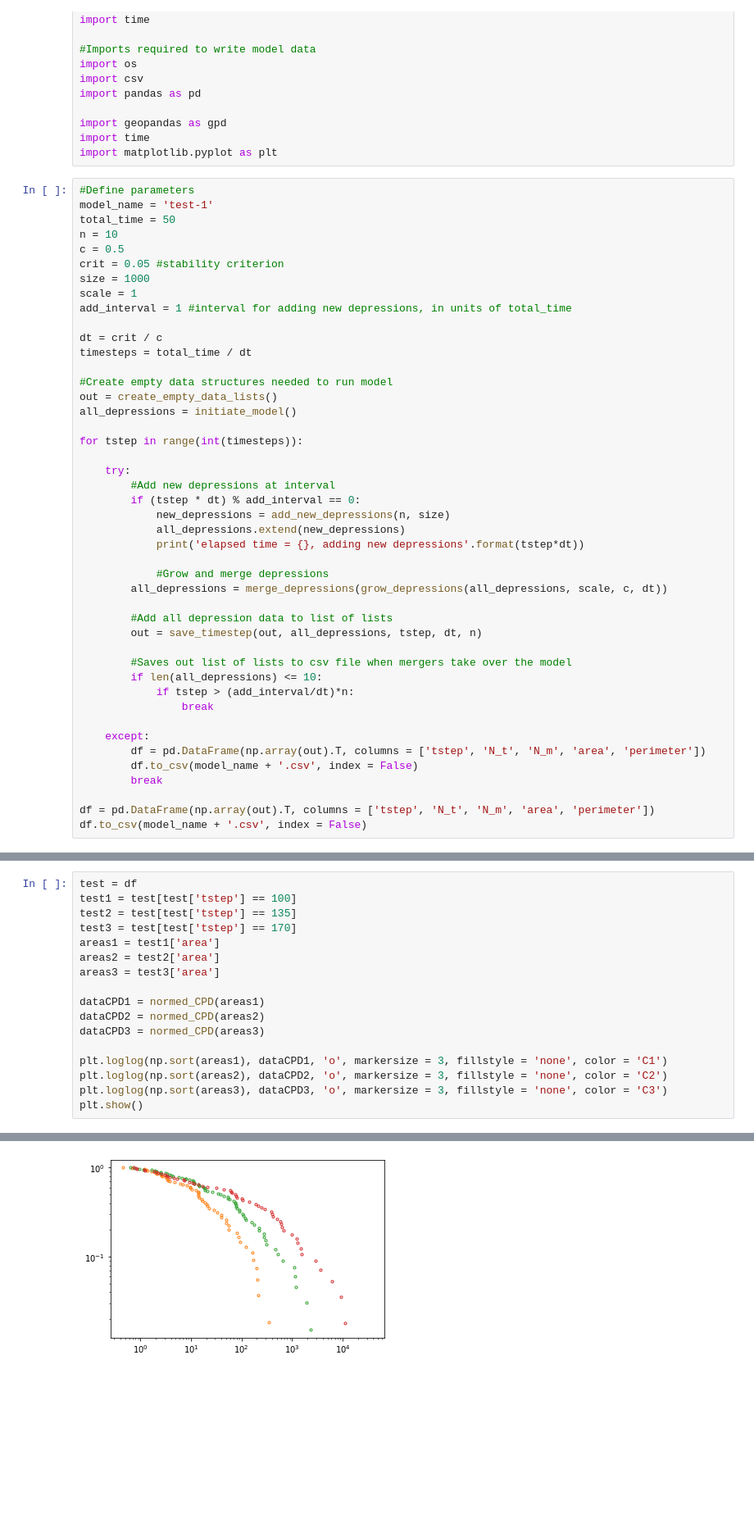
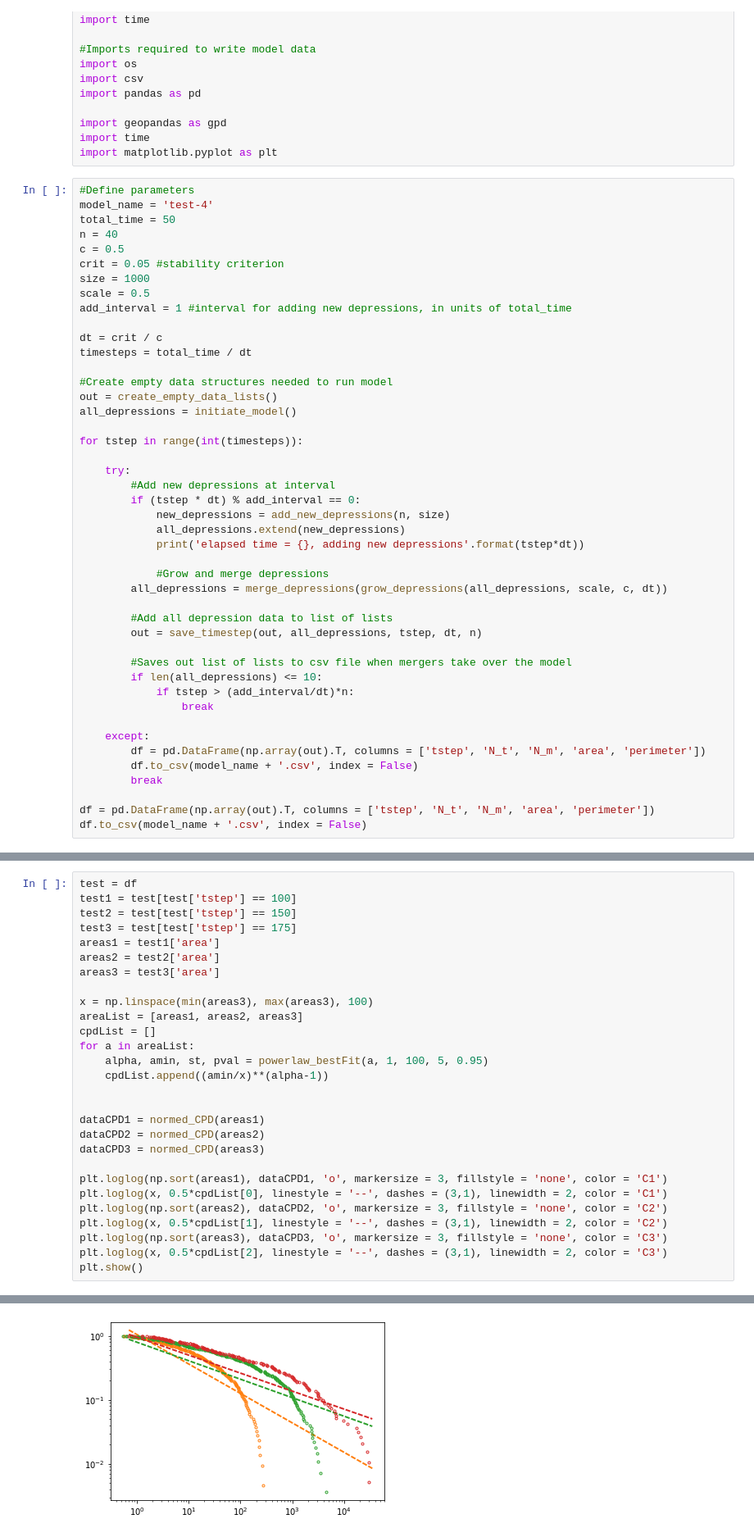
Before and after one commit to ryans1286/depression-merge-model, a Jupyter notebook: example-model.ipynb, the cells around one changed output, grey strips where cells are left out. Shown at 82% size. Saved outputs shown, nothing was run; the diff lists cells and outputs as text; blank space fills up the shorter version.

```diff
--- a/example-model.ipynb
+++ b/example-model.ipynb
@@ -24,13 +24,13 @@ import time
 import matplotlib.pyplot as plt
 # %%
 #Define parameters
-model_name = 'test-1'
+model_name = 'test-4'
 total_time = 50
-n = 10
+n = 40
 c = 0.5
 crit = 0.05 #stability criterion
 size = 1000
-scale = 1
+scale = 0.5
 add_interval = 1 #interval for adding new depressions, in units of total_time
 
 dt = crit / c
@@ -77,18 +88,29 @@ elapsed time = 5.0, adding new depressions
 # %%
 test = df
 test1 = test[test['tstep'] == 100]
-test2 = test[test['tstep'] == 135]
-test3 = test[test['tstep'] == 170]
+test2 = test[test['tstep'] == 150]
+test3 = test[test['tstep'] == 175]
 areas1 = test1['area']
 areas2 = test2['area']
 areas3 = test3['area']
+
+x = np.linspace(min(areas3), max(areas3), 100)
+areaList = [areas1, areas2, areas3]
+cpdList = []
+for a in areaList:
+    alpha, amin, st, pval = powerlaw_bestFit(a, 1, 100, 5, 0.95)
+    cpdList.append((amin/x)**(alpha-1))
+
 
 dataCPD1 = normed_CPD(areas1)
 dataCPD2 = normed_CPD(areas2)
 dataCPD3 = normed_CPD(areas3)
 
 plt.loglog(np.sort(areas1), dataCPD1, 'o', markersize = 3, fillstyle = 'none', color = 'C1')
+plt.loglog(x, 0.5*cpdList[0], linestyle = '--', dashes = (3,1), linewidth = 2, color = 'C1')
 plt.loglog(np.sort(areas2), dataCPD2, 'o', markersize = 3, fillstyle = 'none', color = 'C2')
+plt.loglog(x, 0.5*cpdList[1], linestyle = '--', dashes = (3,1), linewidth = 2, color = 'C2')
 plt.loglog(np.sort(areas3), dataCPD3, 'o', markersize = 3, fillstyle = 'none', color = 'C3')
+plt.loglog(x, 0.5*cpdList[2], linestyle = '--', dashes = (3,1), linewidth = 2, color = 'C3')
 plt.show()
 # %% [output]
@@ -95,4 +123,4 @@ plt.show()
-[figure, old version]
+[figure, new version]
 # %%
 """
 ---INITIATE MODEL---
```
Also changed, not shown: parts of 2 cells of this notebook.
